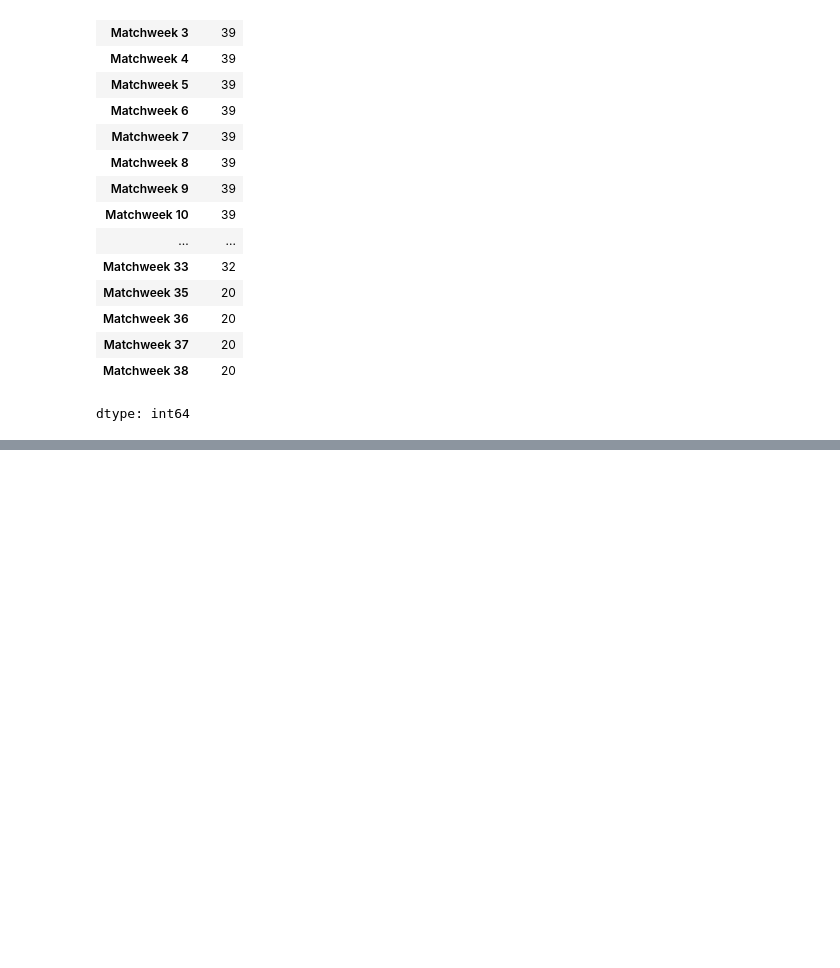
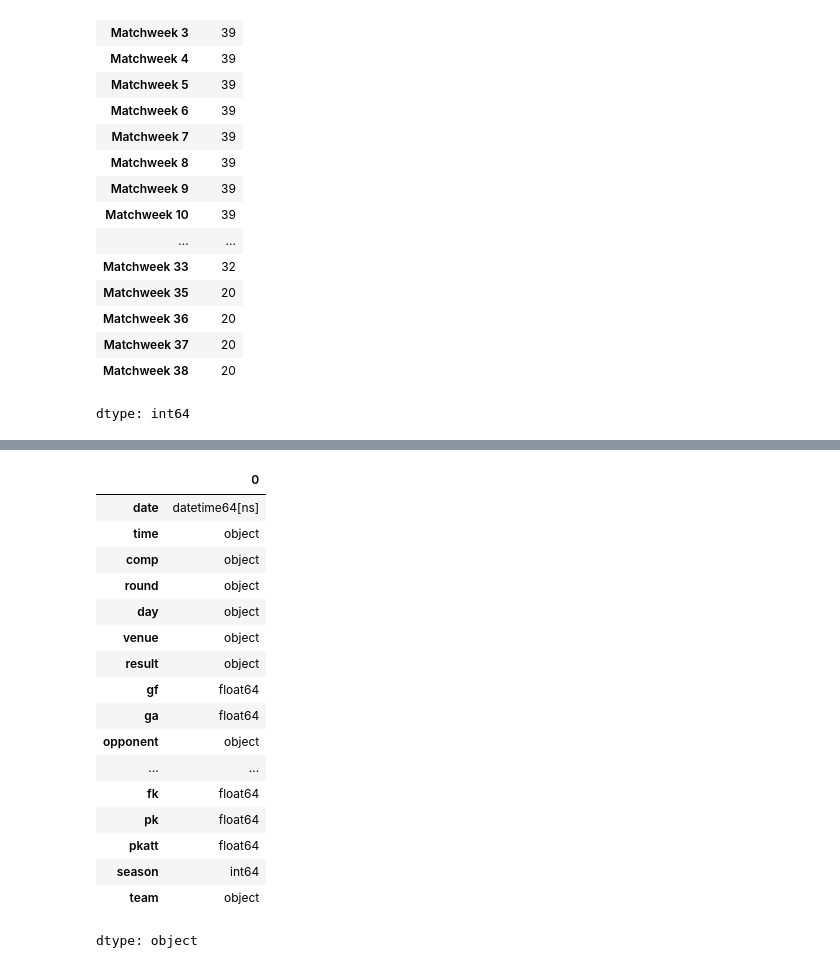
Before and after one commit to aliasgarsogiawala/Premier-League-ML, a Jupyter notebook: Premier_League.ipynb, the cells around one changed output, grey strips where cells are left out. Drawn from its saved outputs; the diff is of its cells as text; code cells hidden in the pictures; blank space fills up the shorter version.

```diff
--- a/Premier_League.ipynb
+++ b/Premier_League.ipynb
@@ -81,0 +103,22 @@ dtype: int64
+# %%
+matches['date']= pd.to_datetime(matches['date'])
+matches.dtypes
+# %% [output]
+|  | 0 |
+| date | datetime64[ns] |
+| time | object |
+| comp | object |
+| round | object |
+| day | object |
+| venue | object |
+| result | object |
+| gf | float64 |
+| ga | float64 |
+| opponent | object |
+| ... | ... |
+| fk | float64 |
+| pk | float64 |
+| pkatt | float64 |
+| season | int64 |
+| team | object |
+dtype: object
```
Also changed, not shown: parts of 6 cells of this notebook.
